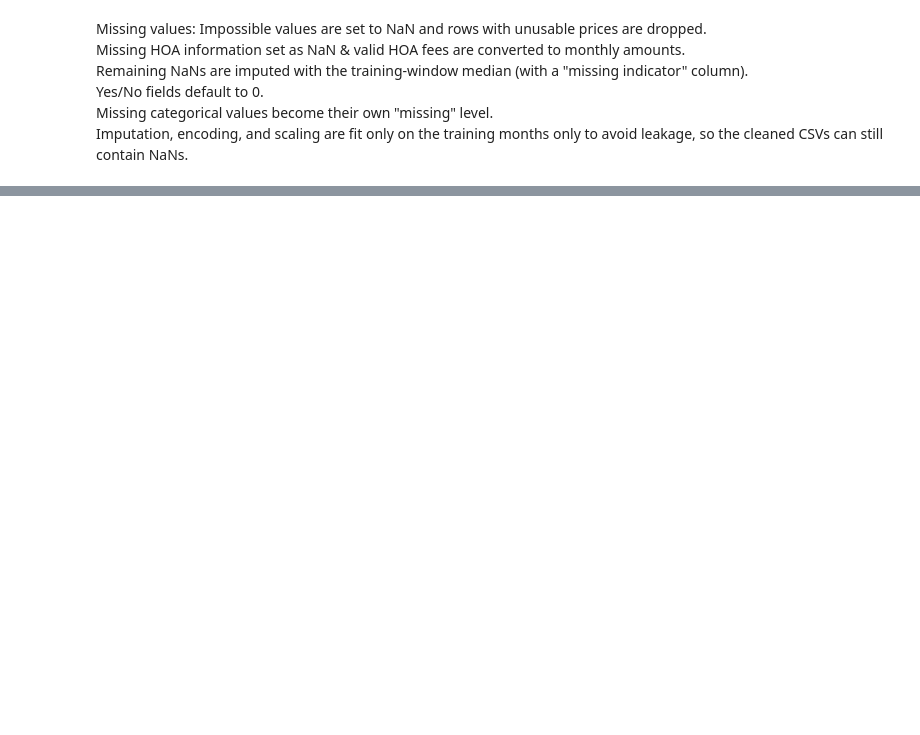
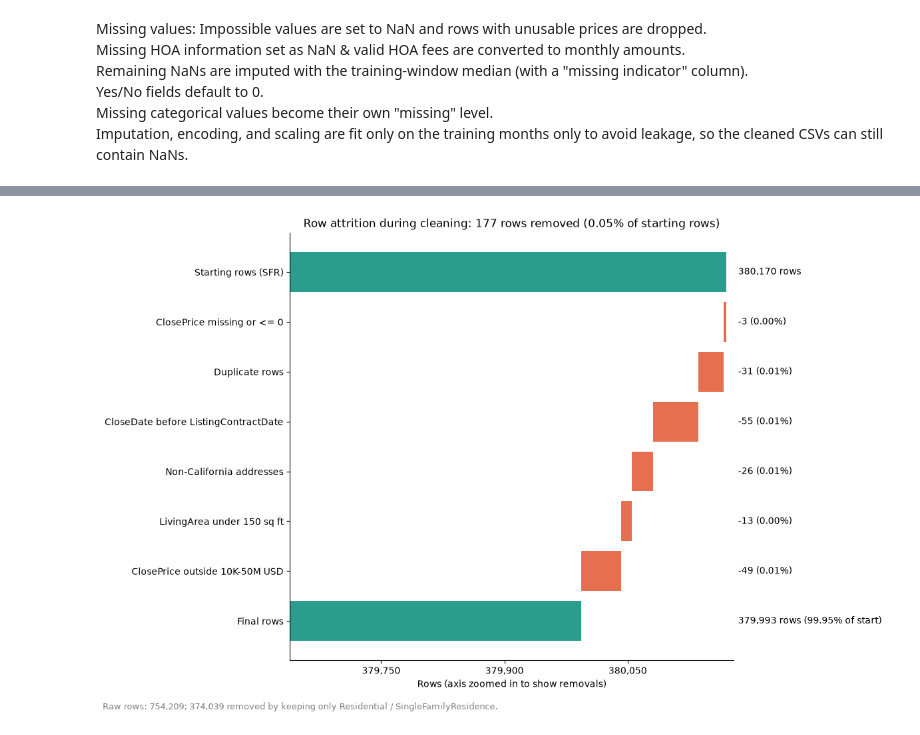
Before and after one commit to kanj0o/IDX-Exchange-Data-Science, a Jupyter notebook: 02_preprocessing.ipynb, the cells around one changed output, grey strips where cells are left out. Saved outputs shown, nothing was run; the diff lists cells and outputs as text; code cells hidden in the pictures; blank space fills up the shorter version.

Commit message:
Add more visuals and prints to preprocessing step

```diff
--- a/02_preprocessing.ipynb
+++ b/02_preprocessing.ipynb
@@ -955,0 +1921,48 @@ Saved data/sold/split\6mo_test_2026-08\test.csv  (11443, 54)
+# %%
+# Row attrition during cleaning (waterfall)
+steps = pd.DataFrame(cleaning_log)
+raw_rows = int(steps['rows_in'].iloc[0])      # before the Residential / SFR filter
+start = int(steps['rows_out'].iloc[0])        # after the Residential / SFR filter
+clean = steps.iloc[1:].copy()
+clean['removed'] = clean['rows_in'] - clean['rows_out']
+final = int(clean['rows_out'].iloc[-1])
+total_removed = start - final
+
+KEPT_COLOR, REMOVED_COLOR = '#2a9d8f', '#e76f51'
+labels = ['Starting rows (SFR)'] + list(clean['step']) + ['Final rows']
+n = len(labels)
+
+fig, ax = plt.subplots(figsize=(12, 0.7 * n + 2))
+
+ax.barh(0, start, color=KEPT_COLOR)
+for i, r in enumerate(clean.itertuples(), start=1):
+    ax.barh(i, r.removed, left=r.rows_out, color=REMOVED_COLOR)
+ax.barh(n - 1, final, color=KEPT_COLOR)
+
+# Right-hand labels
+right = ax.get_yaxis_transform()
+ax.text(1.01, 0, f'{start:,} rows', transform=right, va='center')
+for i, r in enumerate(clean.itertuples(), start=1):
+    ax.text(1.01, i, f'-{r.removed:,} ({r.removed / start * 100:.2f}%)', transform=right, va='center')
+ax.text(1.01, n - 1, f'{final:,} rows ({final / start * 100:.2f}% of start)', transform=right, va='center')
+
+# Zoom in so the removals are visible
+span = max(total_removed, 1)
+ax.set_xlim(final - 2 * span, start + 0.05 * span)
+ax.xaxis.set_major_locator(plt.MaxNLocator(5))
+ax.xaxis.set_major_formatter(plt.FuncFormatter(lambda v, _: f'{int(v):,}'))
+
+ax.set_yticks(range(n))
+ax.set_yticklabels(labels)
+ax.invert_yaxis()
+ax.set_xlabel('Rows (axis zoomed in to show removals)')
+ax.set_title(f'Row attrition during cleaning: {total_removed:,} rows removed ({total_removed / start * 100:.2f}% of starting rows)')
+for side in ('top', 'right'):
+    ax.spines[side].set_visible(False)
+
+fig.text(0.01, 0.01, f'Raw rows: {raw_rows:,}; {raw_rows - start:,} removed by keeping only Residential / SingleFamilyResidence.',
+         fontsize=9, color='gray')
+plt.tight_layout(rect=(0, 0.03, 1, 1))
+plt.show()
+# %% [output]
+[figure, added]
```
Also changed, not shown: parts of 77 cells of this notebook.
